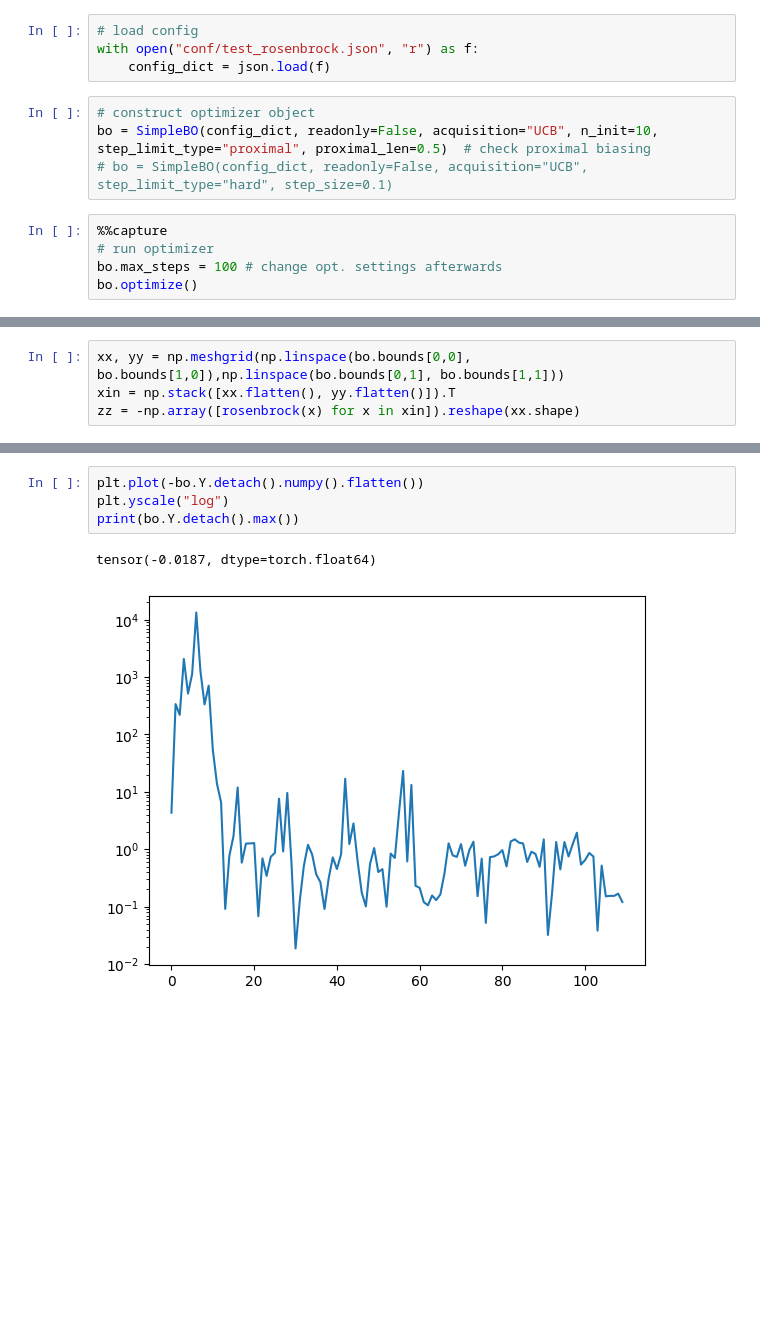
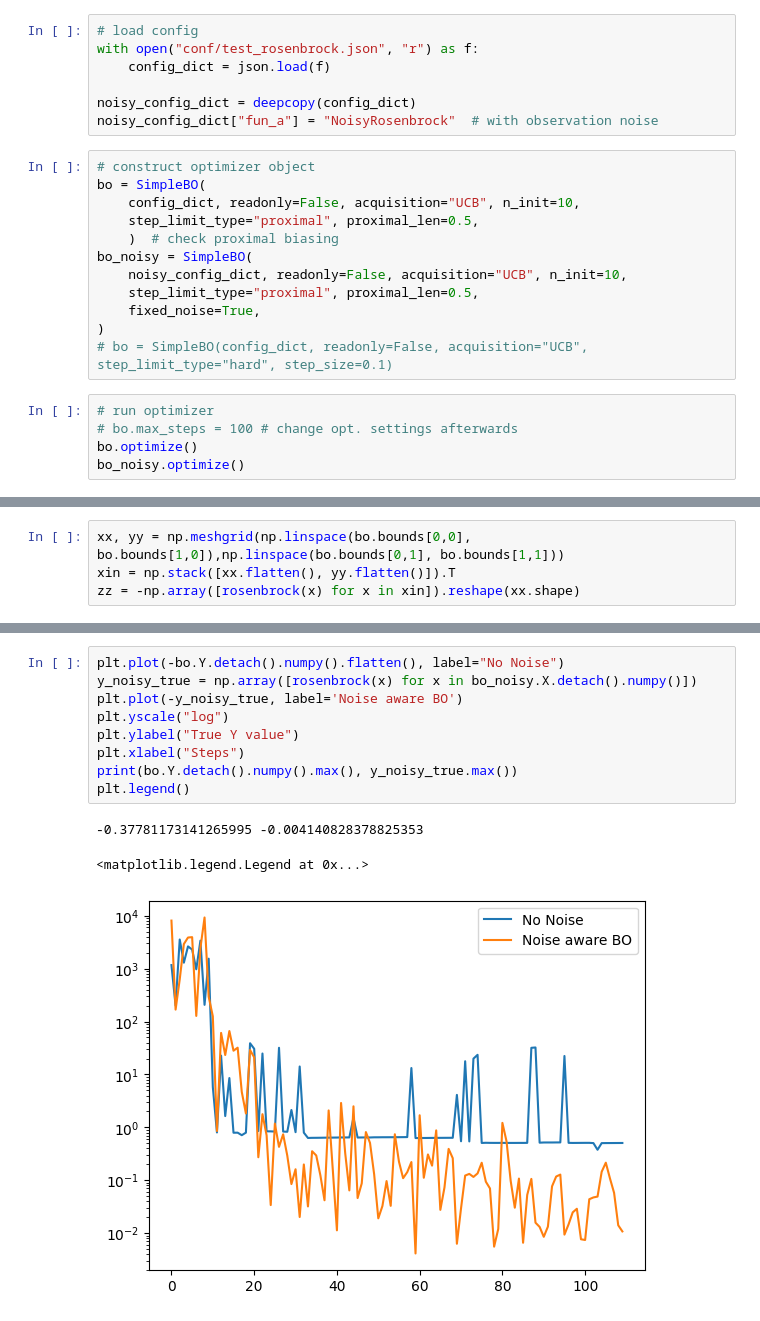
Before and after one commit to cr-xu/bo-4-euxfel, a Jupyter notebook: test_bo_functionality.ipynb, the cells around one changed output, grey strips where cells are left out. Saved outputs shown, nothing was run; the diff lists cells and outputs as text; blank space fills up the shorter version.

Commit message:
Update log file with noisy observation

```diff
--- a/test_bo_functionality.ipynb
+++ b/test_bo_functionality.ipynb
@@ -10,12 +13,23 @@ import numpy as np
 # load config
 with open("conf/test_rosenbrock.json", "r") as f:
     config_dict = json.load(f)
+
+noisy_config_dict = deepcopy(config_dict)
+noisy_config_dict["fun_a"] = "NoisyRosenbrock"  # with observation noise
 # %%
 # construct optimizer object
-bo = SimpleBO(config_dict, readonly=False, acquisition="UCB", n_init=10, step_limit_type="proximal", proximal_len=0.5)  # check proximal biasing
+bo = SimpleBO(
+    config_dict, readonly=False, acquisition="UCB", n_init=10,
+    step_limit_type="proximal", proximal_len=0.5,
+    )  # check proximal biasing
+bo_noisy = SimpleBO(
+    noisy_config_dict, readonly=False, acquisition="UCB", n_init=10,
+    step_limit_type="proximal", proximal_len=0.5,
+    fixed_noise=True,
+)
 # bo = SimpleBO(config_dict, readonly=False, acquisition="UCB", step_limit_type="hard", step_size=0.1)
 # %%
-%%capture
 # run optimizer
-bo.max_steps = 100 # change opt. settings afterwards
+# bo.max_steps = 100 # change opt. settings afterwards
 bo.optimize()
+bo_noisy.optimize()
@@ -39,10 +77,16 @@ fig.tight_layout()
 # %%
-plt.plot(-bo.Y.detach().numpy().flatten())
+plt.plot(-bo.Y.detach().numpy().flatten(), label="No Noise")
+y_noisy_true = np.array([rosenbrock(x) for x in bo_noisy.X.detach().numpy()])
+plt.plot(-y_noisy_true, label='Noise aware BO')
 plt.yscale("log")
-print(bo.Y.detach().max())
+plt.ylabel("True Y value")
+plt.xlabel("Steps")
+print(bo.Y.detach().numpy().max(), y_noisy_true.max())
+plt.legend()
 # %% [output]
-tensor(-0.0187, dtype=torch.float64)
+-0.37781173141265995 -0.004140828378825353
+<matplotlib.legend.Legend at 0x...>
-[figure, old version]
+[figure, new version]
 # %%
 x = bo.X.detach().numpy()
 dx = x[1:] - x[:-1]
```
Also changed, not shown: parts of 5 cells of this notebook, 2 other files.
